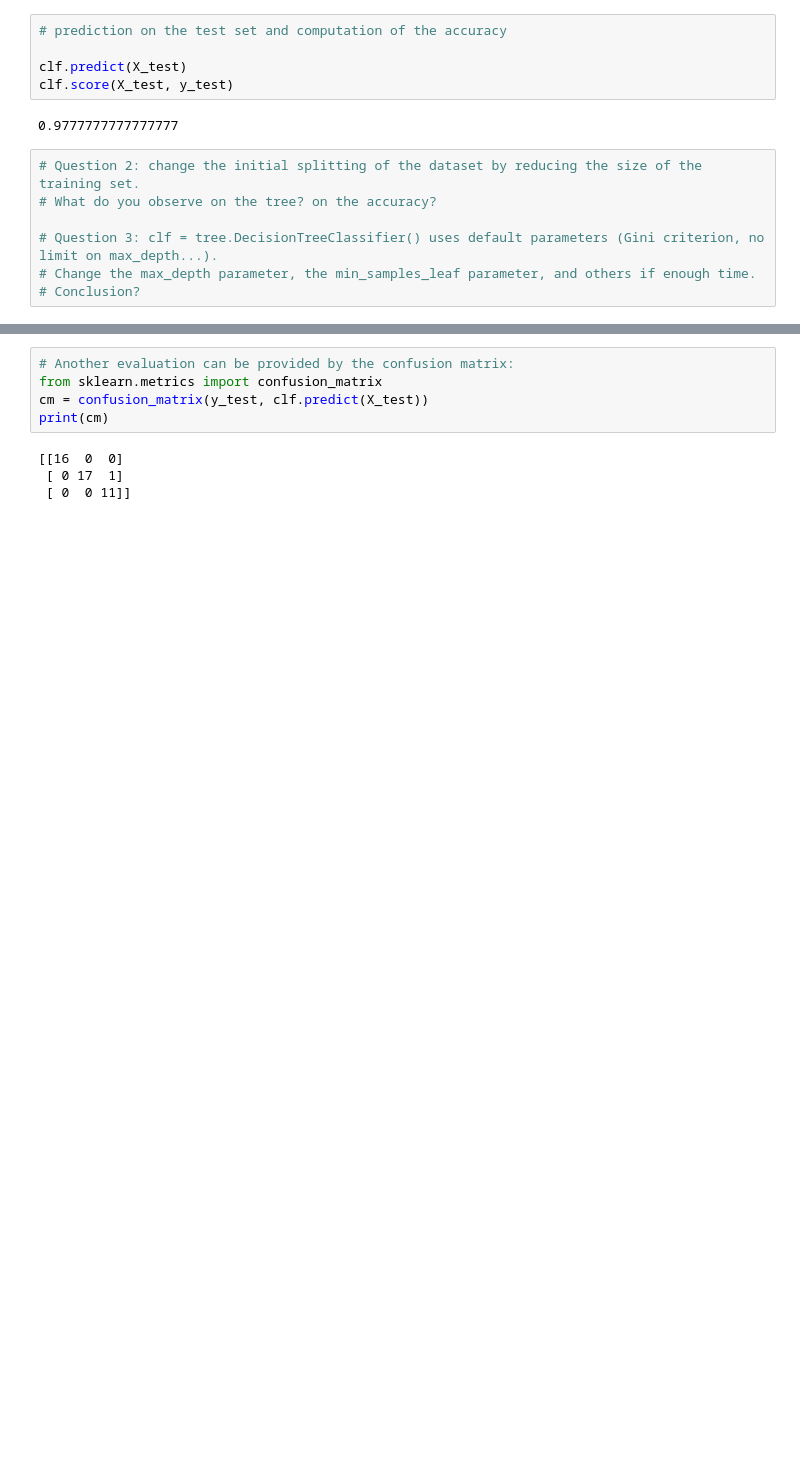
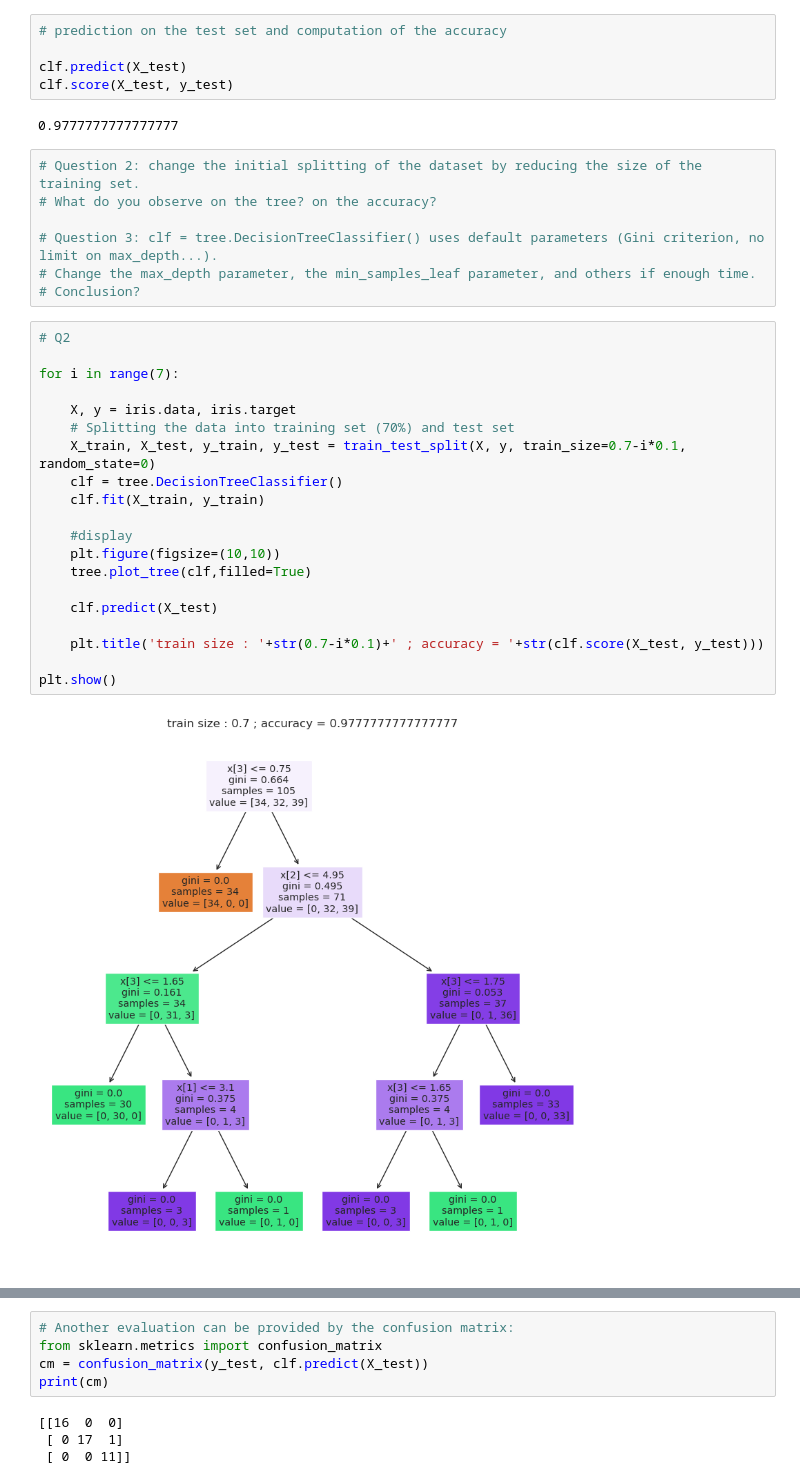
Before and after one commit to renout-nicolas/onthology_bretagne, a Jupyter notebook: DecisionTree.ipynb, the cells around one changed output, grey strips where cells are left out. Drawn from its saved outputs; the diff is of its cells as text; blank space fills up the shorter version.

```diff
--- a/DecisionTree.ipynb
+++ b/DecisionTree.ipynb
@@ -62,3 +84,25 @@ clf.score(X_test, y_test)
 # Question 3: clf = tree.DecisionTreeClassifier() uses default parameters (Gini criterion, no limit on max_depth...).
 # Change the max_depth parameter, the min_samples_leaf parameter, and others if enough time.
 # Conclusion?
+# %%
+# Q2
+
+for i in range(7):
+
+    X, y = iris.data, iris.target
+    # Splitting the data into training set (70%) and test set
+    X_train, X_test, y_train, y_test = train_test_split(X, y, train_size=0.7-i*0.1, random_state=0)
+    clf = tree.DecisionTreeClassifier()
+    clf.fit(X_train, y_train)
+
+    #display
+    plt.figure(figsize=(10,10))
+    tree.plot_tree(clf,filled=True)
+
+    clf.predict(X_test)
+
+    plt.title('train size : '+str(0.7-i*0.1)+' ; accuracy = '+str(clf.score(X_test, y_test)))
+
+plt.show()
+# %% [output]
+[figure, added]
```
Also changed, not shown: parts of 21 cells of this notebook.
